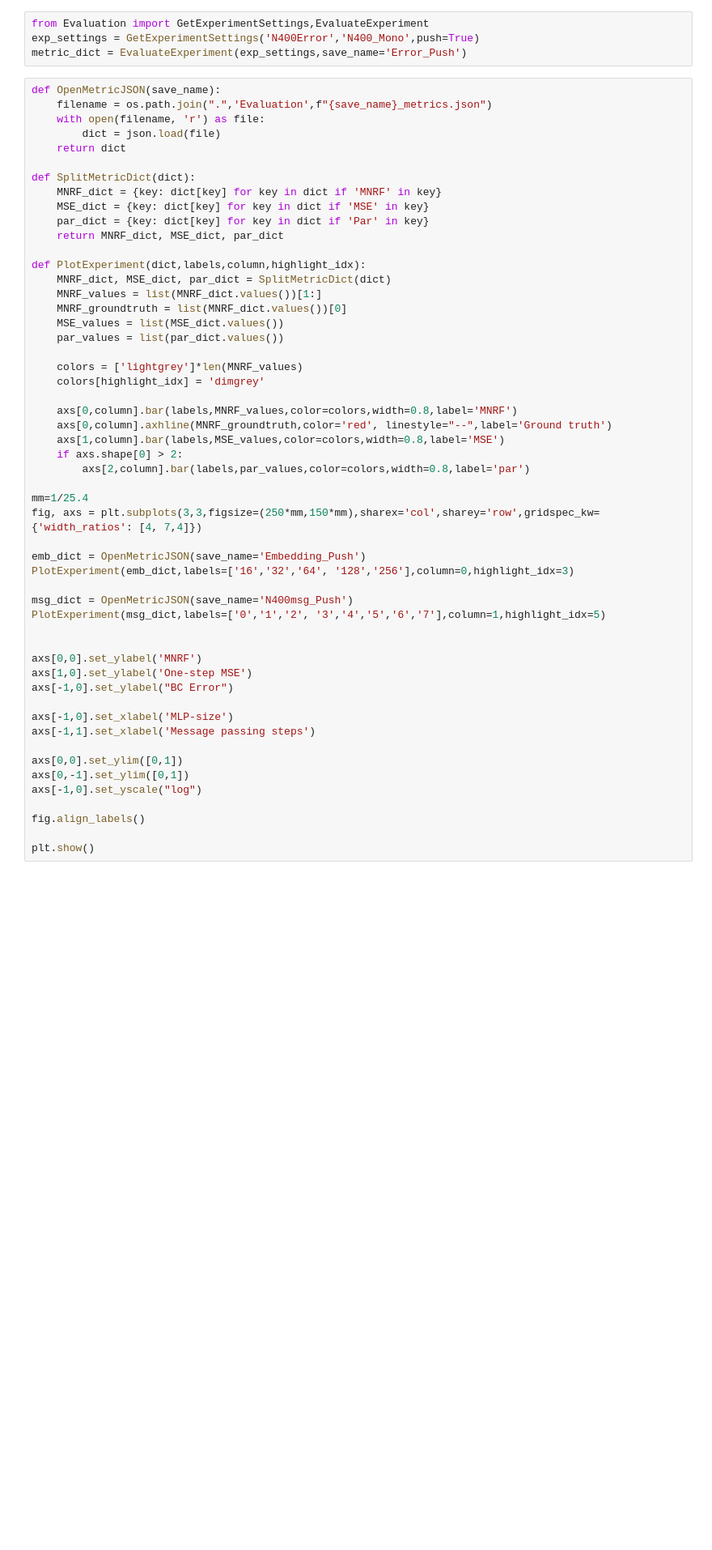
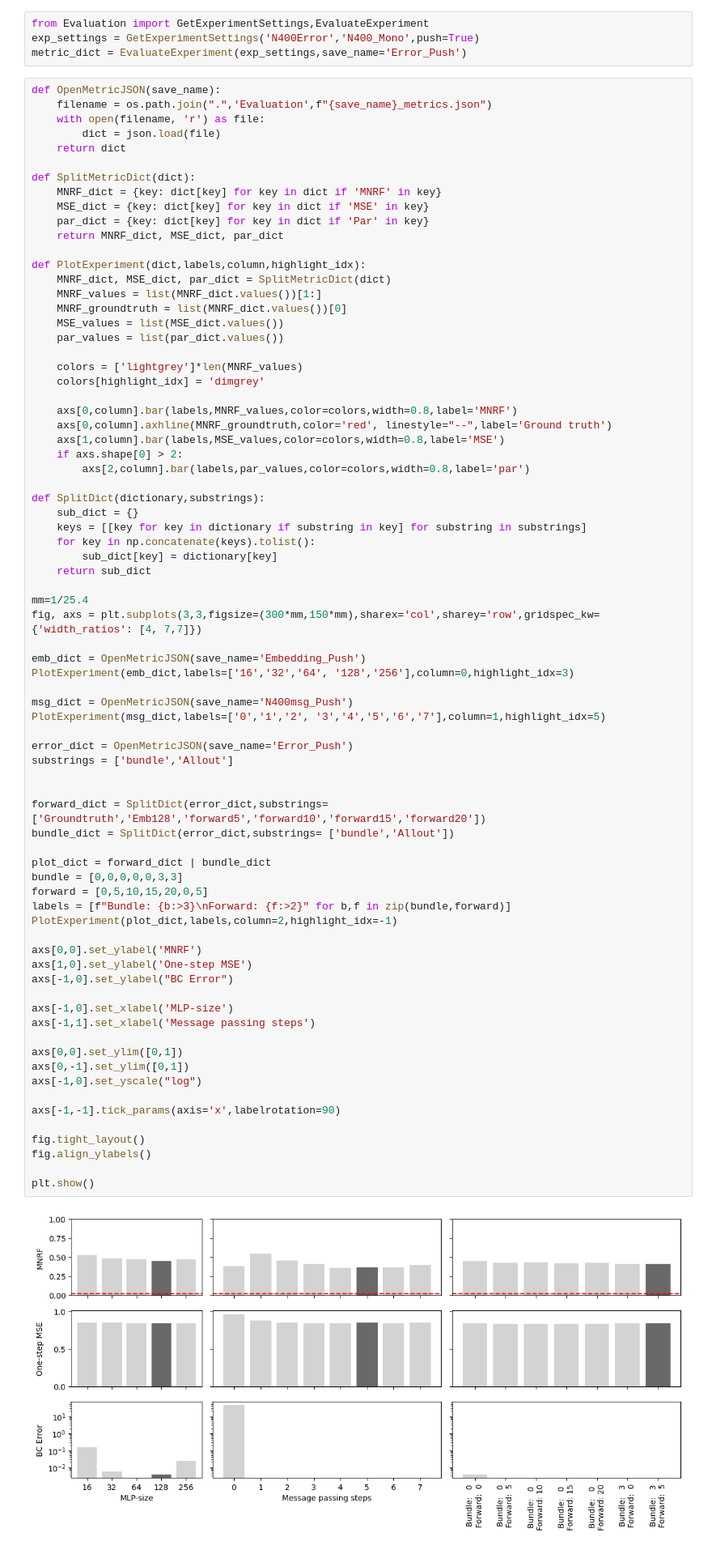
Before and after one commit to MaxGeraedts/DEM-GNN, a Jupyter notebook: Main.ipynb, the cells around one changed output. Shown at 81% size. Drawn from its saved outputs; the diff is of its cells as text; blank space fills up the shorter version.

Commit message:
Minor plotting changes

```diff
--- a/Main.ipynb
+++ b/Main.ipynb
@@ -57,35 +57,59 @@ def PlotExperiment(dict,labels,column,highlight_idx):
     colors[highlight_idx] = 'dimgrey'
 
     axs[0,column].bar(labels,MNRF_values,color=colors,width=0.8,label='MNRF')
     axs[0,column].axhline(MNRF_groundtruth,color='red', linestyle="--",label='Ground truth')
     axs[1,column].bar(labels,MSE_values,color=colors,width=0.8,label='MSE')
     if axs.shape[0] > 2:
         axs[2,column].bar(labels,par_values,color=colors,width=0.8,label='par')
 
+def SplitDict(dictionary,substrings):
+    sub_dict = {}
+    keys = [[key for key in dictionary if substring in key] for substring in substrings]
+    for key in np.concatenate(keys).tolist():
+        sub_dict[key] = dictionary[key]
+    return sub_dict
+
 mm=1/25.4
-fig, axs = plt.subplots(3,3,figsize=(250*mm,150*mm),sharex='col',sharey='row',gridspec_kw={'width_ratios': [4, 7,4]})
+fig, axs = plt.subplots(3,3,figsize=(300*mm,150*mm),sharex='col',sharey='row',gridspec_kw={'width_ratios': [4, 7,7]})
 
 emb_dict = OpenMetricJSON(save_name='Embedding_Push')
 PlotExperiment(emb_dict,labels=['16','32','64', '128','256'],column=0,highlight_idx=3)
 
 msg_dict = OpenMetricJSON(save_name='N400msg_Push')
 PlotExperiment(msg_dict,labels=['0','1','2', '3','4','5','6','7'],column=1,highlight_idx=5)
 
+error_dict = OpenMetricJSON(save_name='Error_Push')
+substrings = ['bundle','Allout']
+
+
+forward_dict = SplitDict(error_dict,substrings= ['Groundtruth','Emb128','forward5','forward10','forward15','forward20'])
+bundle_dict = SplitDict(error_dict,substrings= ['bundle','Allout'])
+
+plot_dict = forward_dict | bundle_dict
+bundle = [0,0,0,0,0,3,3]
+forward = [0,5,10,15,20,0,5]
+labels = [f"Bundle: {b:>3}\nForward: {f:>2}" for b,f in zip(bundle,forward)]
+PlotExperiment(plot_dict,labels,column=2,highlight_idx=-1)
 
 axs[0,0].set_ylabel('MNRF')
 axs[1,0].set_ylabel('One-step MSE')
 axs[-1,0].set_ylabel("BC Error")
 
 axs[-1,0].set_xlabel('MLP-size')
 axs[-1,1].set_xlabel('Message passing steps')
 
 axs[0,0].set_ylim([0,1])
 axs[0,-1].set_ylim([0,1])
 axs[-1,0].set_yscale("log")
 
-fig.align_labels()
+axs[-1,-1].tick_params(axis='x',labelrotation=90)
+
+fig.tight_layout()
+fig.align_ylabels()
 
 plt.show()
+# %% [output]
+[figure, added]
 # %%
 error_dict = OpenMetricJSON(save_name='Error_Push')
 substrings = ['bundle','Allout']
```
Also changed, not shown: parts of 2 cells of this notebook, 1 other file.
